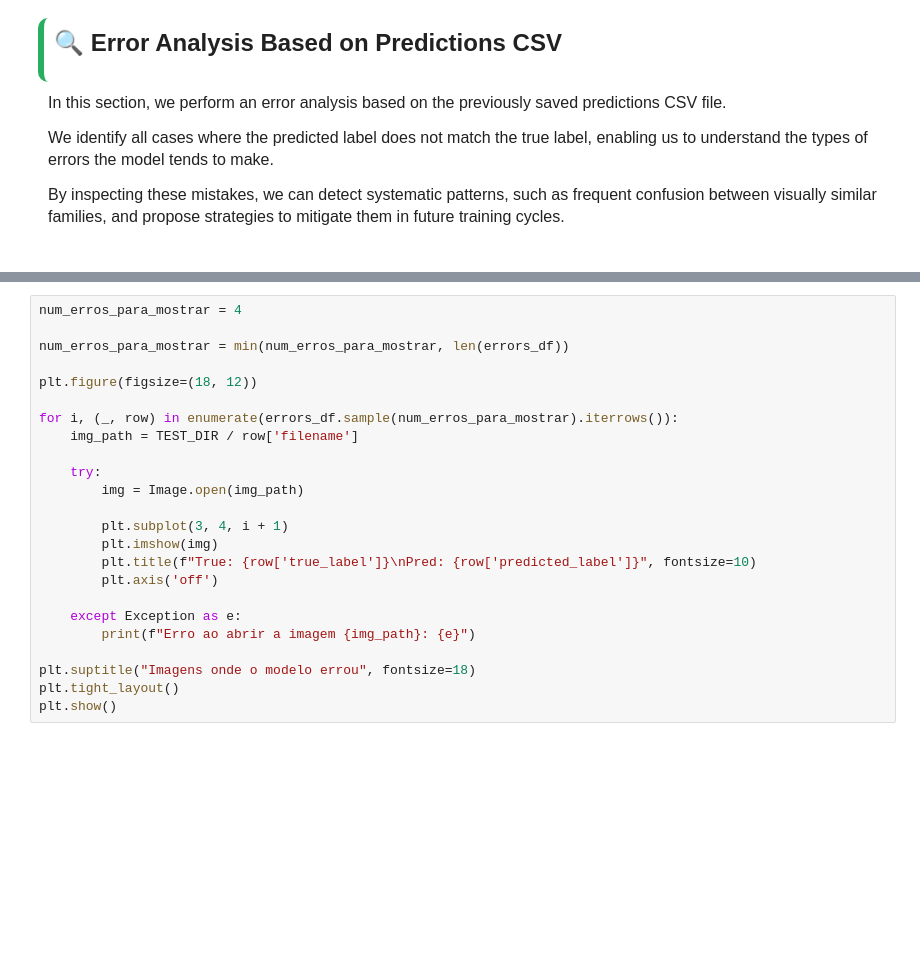
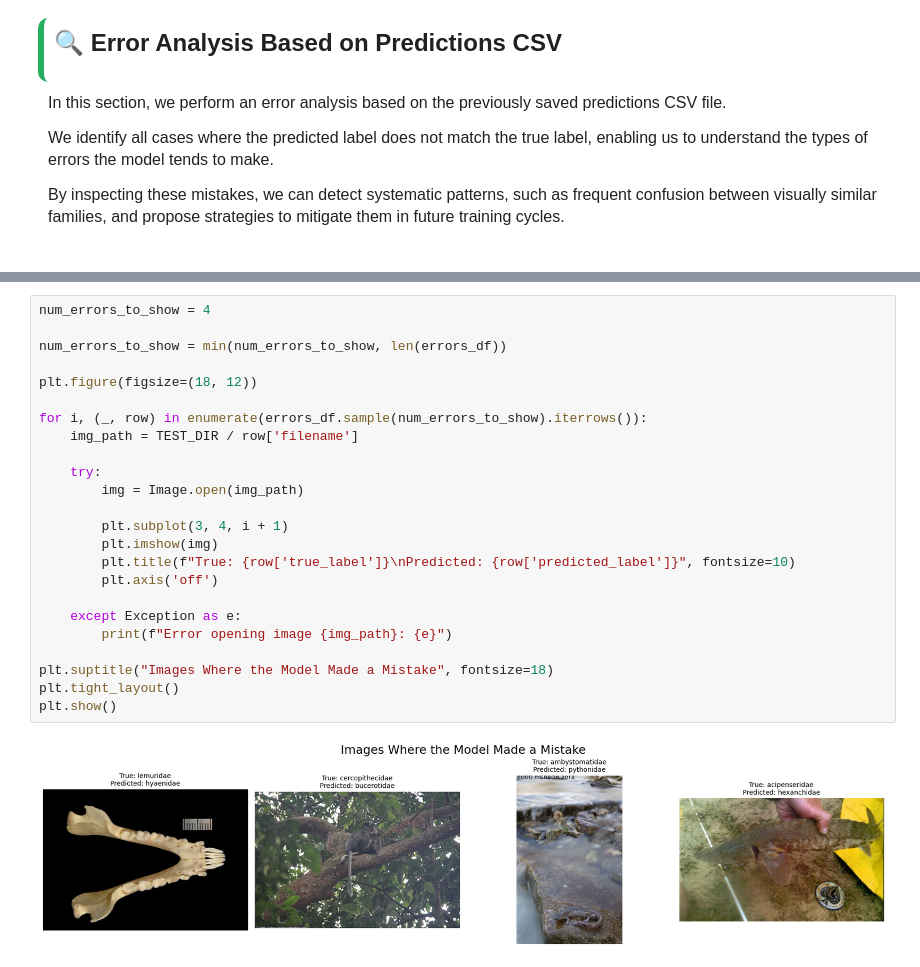
Before and after one commit to TiagoPedrotkd/DL_EOLP, a Jupyter notebook: notebooks/05_EAEA.ipynb, the cells around one changed output, grey strips where cells are left out. Saved outputs shown, nothing was run; the diff lists cells and outputs as text; blank space fills up the shorter version.

```diff
--- a/notebooks/05_EAEA.ipynb
+++ b/notebooks/05_EAEA.ipynb
@@ -319,24 +436,26 @@ print(tabulate(errors_df.sample(4), headers="keys", tablefmt="fancy_grid", showi
 # %%
-num_erros_para_mostrar = 4
+num_errors_to_show = 4
 
-num_erros_para_mostrar = min(num_erros_para_mostrar, len(errors_df))
+num_errors_to_show = min(num_errors_to_show, len(errors_df))
 
 plt.figure(figsize=(18, 12))
 
-for i, (_, row) in enumerate(errors_df.sample(num_erros_para_mostrar).iterrows()):
+for i, (_, row) in enumerate(errors_df.sample(num_errors_to_show).iterrows()):
     img_path = TEST_DIR / row['filename']
 
     try:
         img = Image.open(img_path)
 
         plt.subplot(3, 4, i + 1)
         plt.imshow(img)
-        plt.title(f"True: {row['true_label']}\nPred: {row['predicted_label']}", fontsize=10)
+        plt.title(f"True: {row['true_label']}\nPredicted: {row['predicted_label']}", fontsize=10)
         plt.axis('off')
 
     except Exception as e:
-        print(f"Erro ao abrir a imagem {img_path}: {e}")
+        print(f"Error opening image {img_path}: {e}")
 
-plt.suptitle("Imagens onde o modelo errou", fontsize=18)
+plt.suptitle("Images Where the Model Made a Mistake", fontsize=18)
 plt.tight_layout()
 plt.show()
+# %% [output]
+[figure, added]
```
Also changed, not shown: parts of 13 cells of this notebook, 17 other files.
